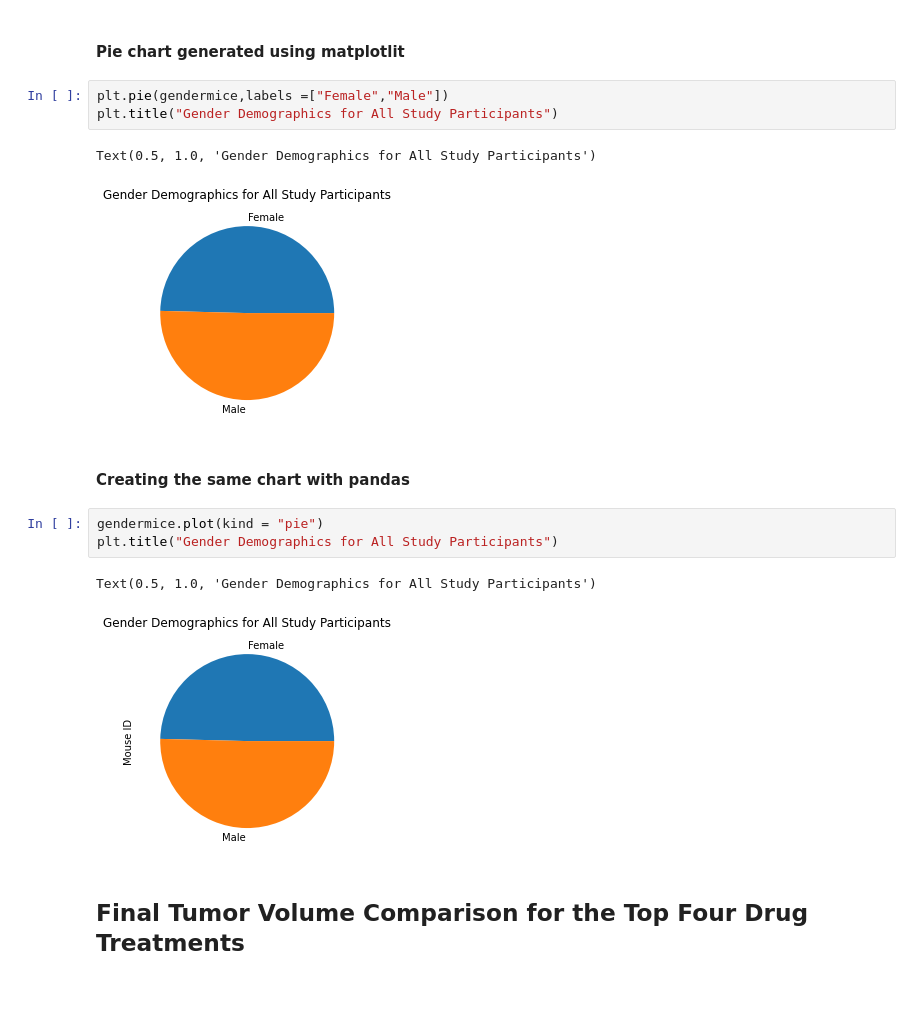
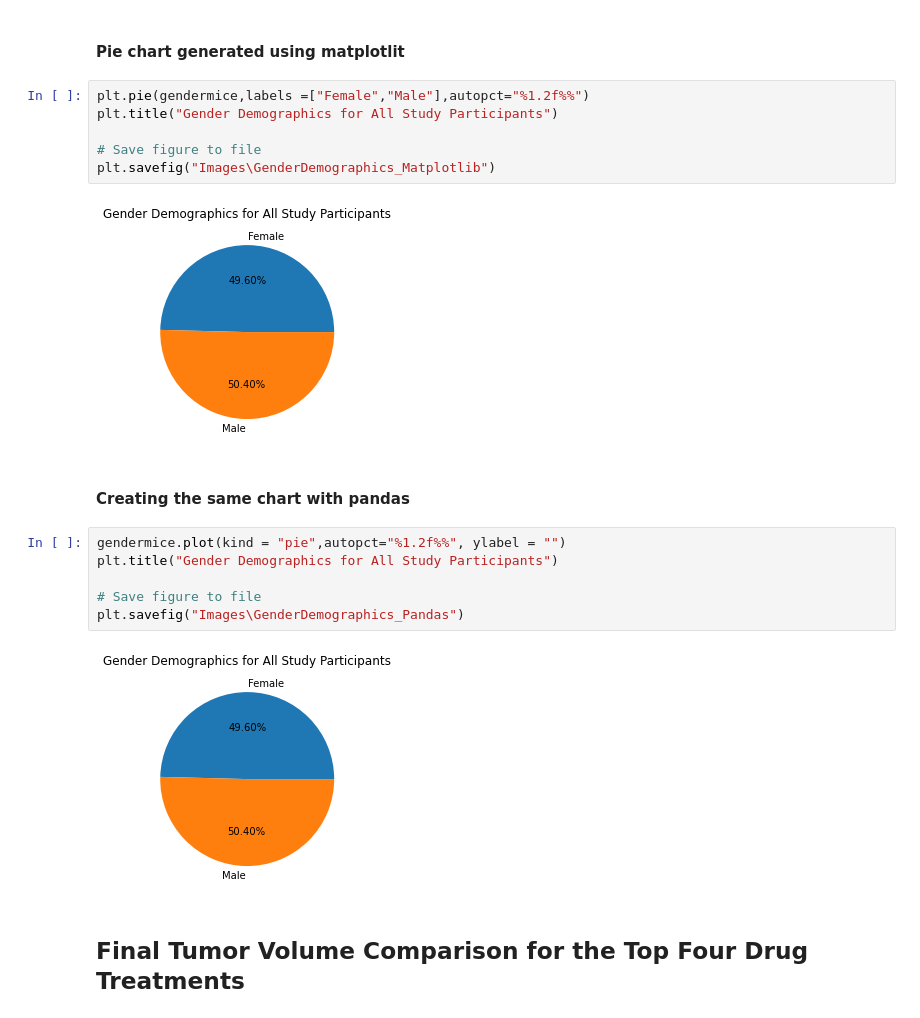
Before and after one commit to bakerv/Data-Visualization-Matplotlib, a Jupyter notebook: main.ipynb, the cells around one changed output. Saved outputs shown, nothing was run; the diff lists cells and outputs as text; blank space fills up the shorter version.

```diff
--- a/main.ipynb
+++ b/main.ipynb
@@ -399,19 +413,23 @@ Name: Mouse ID, dtype: int64
 # %% [markdown]
 #### Pie chart generated using matplotlit
 # %%
-plt.pie(gendermice,labels =["Female","Male"])
+plt.pie(gendermice,labels =["Female","Male"],autopct="%1.2f%%")
 plt.title("Gender Demographics for All Study Participants")
+
+# Save figure to file
+plt.savefig("Images\GenderDemographics_Matplotlib")
 # %% [output]
-Text(0.5, 1.0, 'Gender Demographics for All Study Participants')
-[figure, old version]
+[figure, new version]
 # %% [markdown]
 #### Creating the same chart with pandas
 # %%
-gendermice.plot(kind = "pie")
+gendermice.plot(kind = "pie",autopct="%1.2f%%", ylabel = "")
 plt.title("Gender Demographics for All Study Participants")
+
+# Save figure to file
+plt.savefig("Images\GenderDemographics_Pandas")
 # %% [output]
-Text(0.5, 1.0, 'Gender Demographics for All Study Participants')
-[figure, old version]
+[figure, new version]
 # %% [markdown]
 ## **Final Tumor Volume Comparison for the Top Four Drug Treatments**
 # %% [markdown]
```
Also changed, not shown: parts of 13 cells of this notebook, 12 other files.
